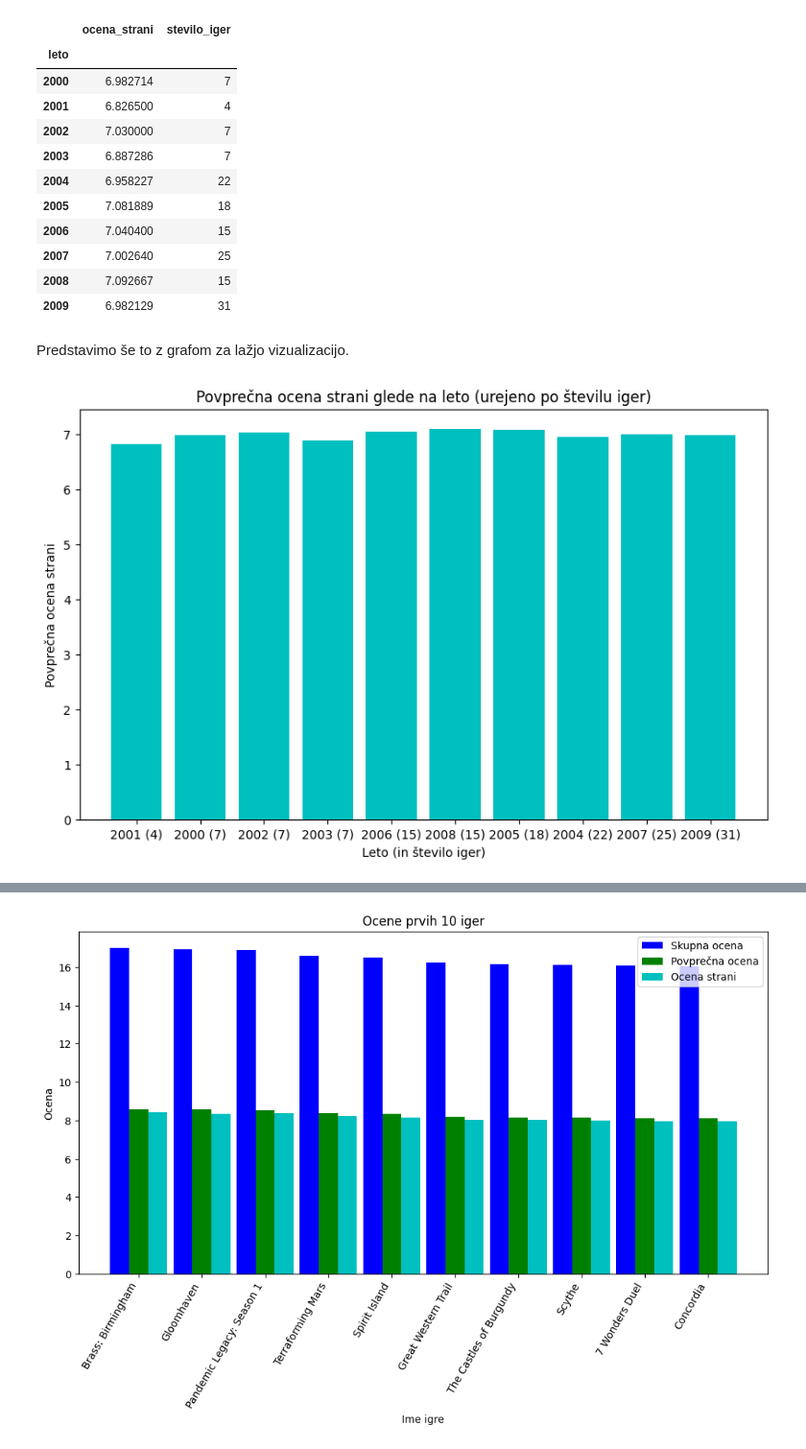
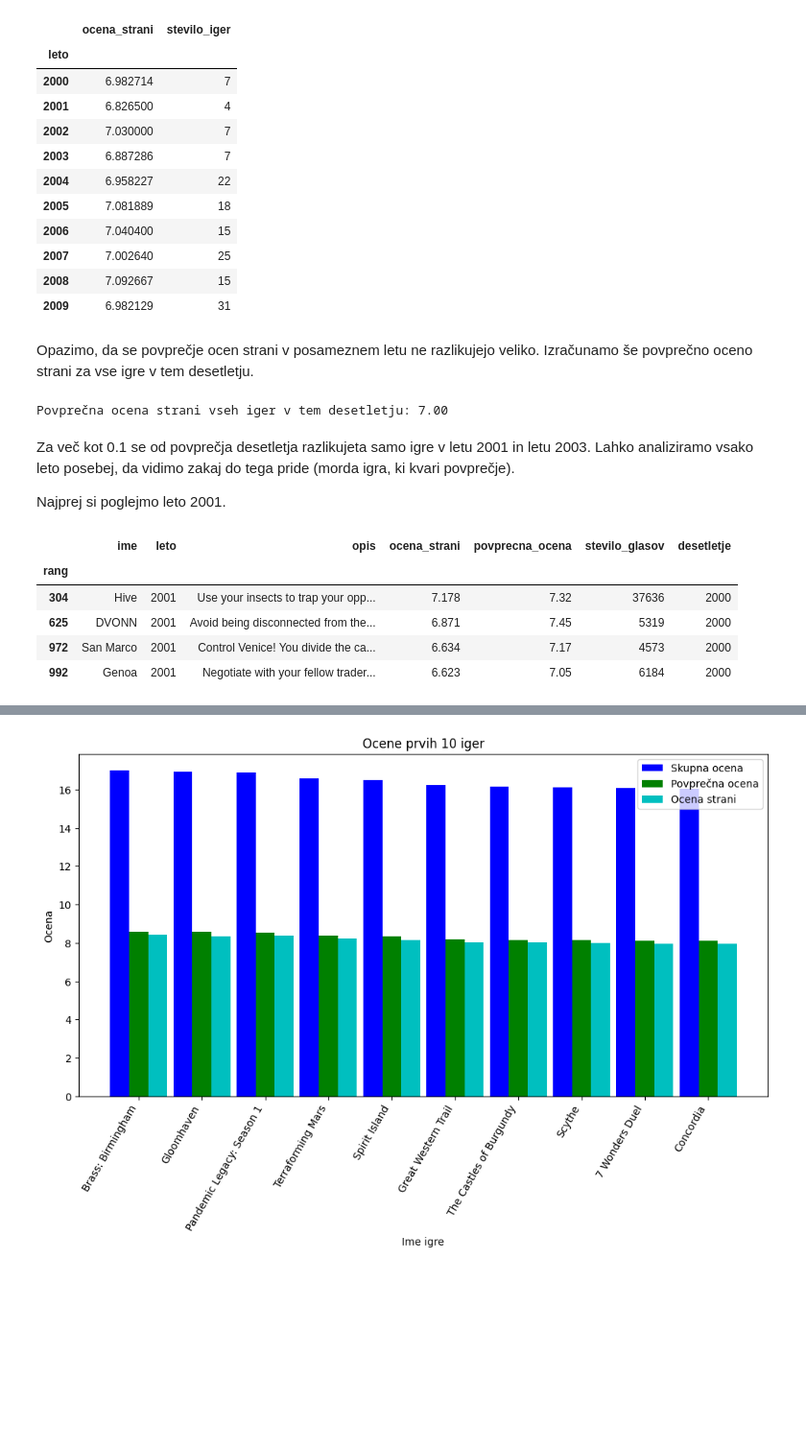
Before and after one commit to NikUrukalo/uvp-projektna-naloga, a Jupyter notebook: analiza.ipynb, the cells around one changed output, grey strips where cells are left out. Shown: that part at 96% size. Saved outputs shown, nothing was run; the diff lists cells and outputs as text; code cells hidden in the pictures; blank space fills up the shorter version.

```diff
--- a/analiza.ipynb
+++ b/analiza.ipynb
@@ -232,21 +243,24 @@ seznam_po_letih
 | 2007 | 7.002640 | 25 |
 | 2008 | 7.092667 | 15 |
 | 2009 | 6.982129 | 31 |
-# %% [markdown]
-Predstavimo še to z grafom za lažjo vizualizacijo.
-# %%
-seznam_po_letih_2 = seznam_po_letih.sort_values('stevilo_iger')
-
-# Priprava oznak z letom in številom iger
-x_labels = [f'{leto} ({stevilo})' for leto, stevilo in zip(seznam_po_letih_2.index, seznam_po_letih_2['stevilo_iger'])]
-
-plt.figure(figsize=(10, 6))
-plt.bar(x_labels, seznam_po_letih_2['ocena_strani'], color='c')
-
-plt.title('Povprečna ocena strani glede na leto (urejeno po številu iger)')
-plt.xlabel('Leto (in število iger)')
-plt.ylabel('Povprečna ocena strani')
-
-plt.show()
-# %% [output]
-[figure, removed]
+# %% [markdown]
+Opazimo, da se povprečje ocen strani v posameznem letu ne razlikujejo veliko. Izračunamo še povprečno oceno strani za vse igre v tem desetletju.
+# %%
+povprecna_ocena_strani = igre_00['ocena_strani'].mean()
+print(f'Povprečna ocena strani vseh iger v tem desetletju: {povprecna_ocena_strani:.2f}')
+# %% [output]
+Povprečna ocena strani vseh iger v tem desetletju: 7.00
+# %% [markdown]
+Za več kot 0.1 se od povprečja desetletja razlikujeta samo igre v letu 2001 in letu 2003. Lahko analiziramo vsako leto posebej, da vidimo zakaj do tega pride (morda igra, ki kvari povprečje).
+
+Najprej si poglejmo leto 2001.
+# %%
+igre01 = igre[igre['leto'] == 2001]
+igre01
+# %% [output]
+|  | ime | leto | opis | ocena_strani | povprecna_ocena | stevilo_glasov | desetletje |
+| rang |  |  |  |  |  |  |  |
+| 304 | Hive | 2001 | Use your insects to trap your opp... | 7.178 | 7.32 | 37636 | 2000 |
+| 625 | DVONN | 2001 | Avoid being disconnected from the... | 6.871 | 7.45 | 5319 | 2000 |
+| 972 | San Marco | 2001 | Control Venice! You divide the ca... | 6.634 | 7.17 | 4573 | 2000 |
+| 992 | Genoa | 2001 | Negotiate with your fellow trader... | 6.623 | 7.05 | 6184 | 2000 |
```
Also changed, not shown: parts of 9 cells of this notebook.
